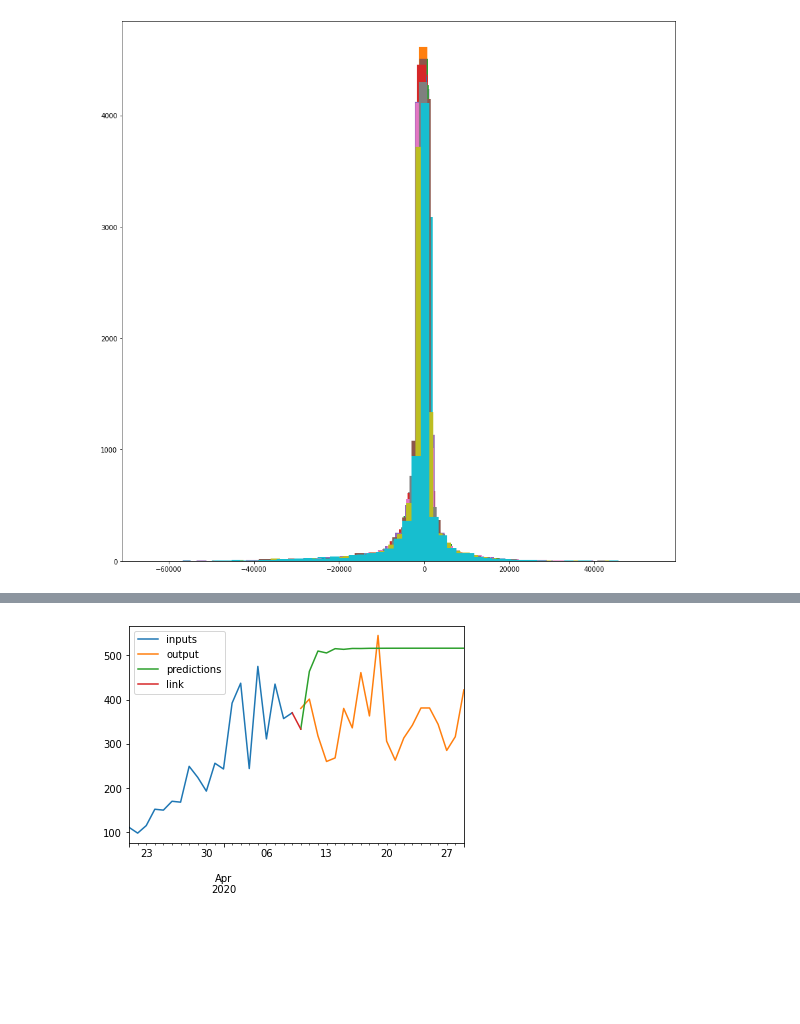
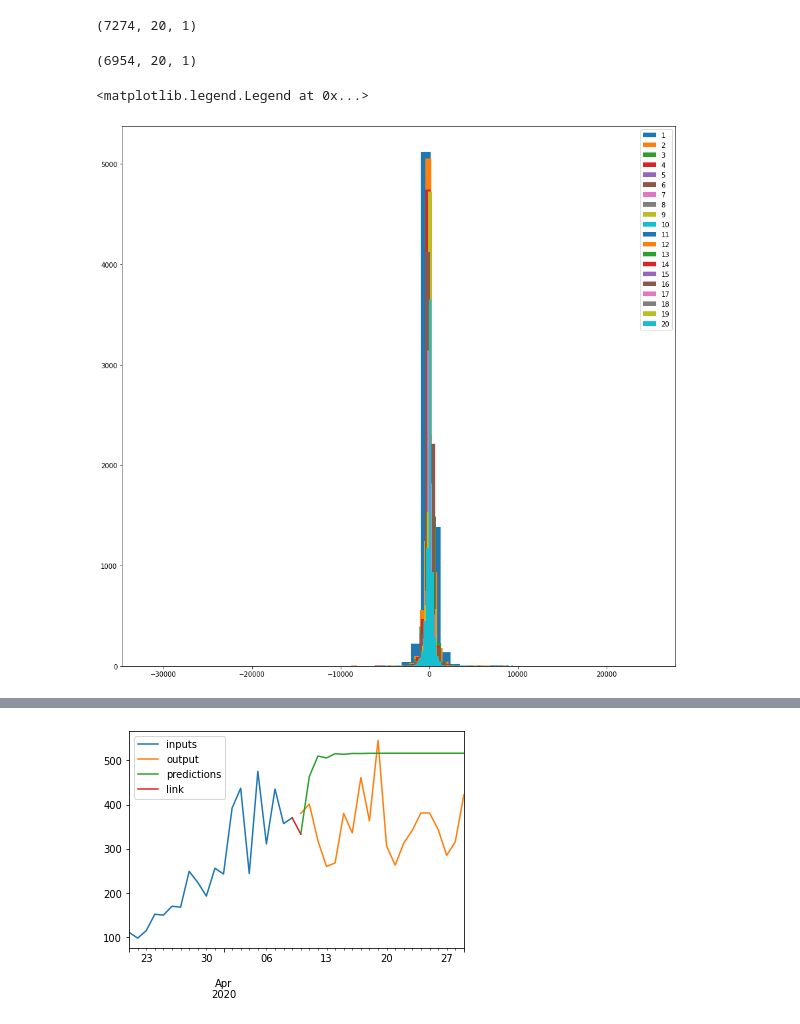
Before and after one commit to selam88/mirror_gitlab_app, a Jupyter notebook: application.ipynb, the cells around one changed output, grey strips where cells are left out. Saved outputs shown, nothing was run; the diff lists cells and outputs as text; code cells hidden in the pictures; blank space fills up the shorter version.

```diff
--- a/application.ipynb
+++ b/application.ipynb
@@ -33,7 +27,7 @@ TypeError: an integer is required
 # %%
-model_folder = "/work/test-first-project/data/models/model_1/"
+model_folder = "/work/test-first-project/data/models/models_2/"
 csv_path = os.path.join(model_folder, "score.csv")
-model_path = os.path.join(model_folder, "model/")
+model_path = os.path.join(model_folder, "model")
 
 score_df = pd.read_csv(csv_path)
 score_df.plot(figsize=(15,15))
@@ -47 +39,3 @@ model = load_model(model_path)
+# %%
+model = scaled_model(model_folder)
 # %%
@@ -72,12 +66,22 @@ input_seq.shape
+# %%
+predictions.shape
+# %% [output]
+(7274, 20, 1)
 # %%
 predictions = model.predict(input_seq)
+# %%
+output_seq.shape
+# %% [output]
+(6954, 20, 1)
 # %%
 fig, ax = plt.subplots(figsize=(15,15))
 for i in range(predictions.shape[1]):
 
-    ax.hist(predictions[:, i, :] - output_seq[:, i, :], bins=50)
+    ax.hist(predictions[:, i, :] - output_seq[:, i, :], bins=50, label=str(i+1))
+plt.legend()
 # %% [output]
+<matplotlib.legend.Legend at 0x...>
-[figure, old version]
+[figure, new version]
 # %%
 for i in np.random.randint(0, predictions.shape[0], (50,)):
     show(i, last_in_dates, input_seq, output_seq, predictions)
```
Also changed, not shown: parts of 13 cells of this notebook, 1 other file.
